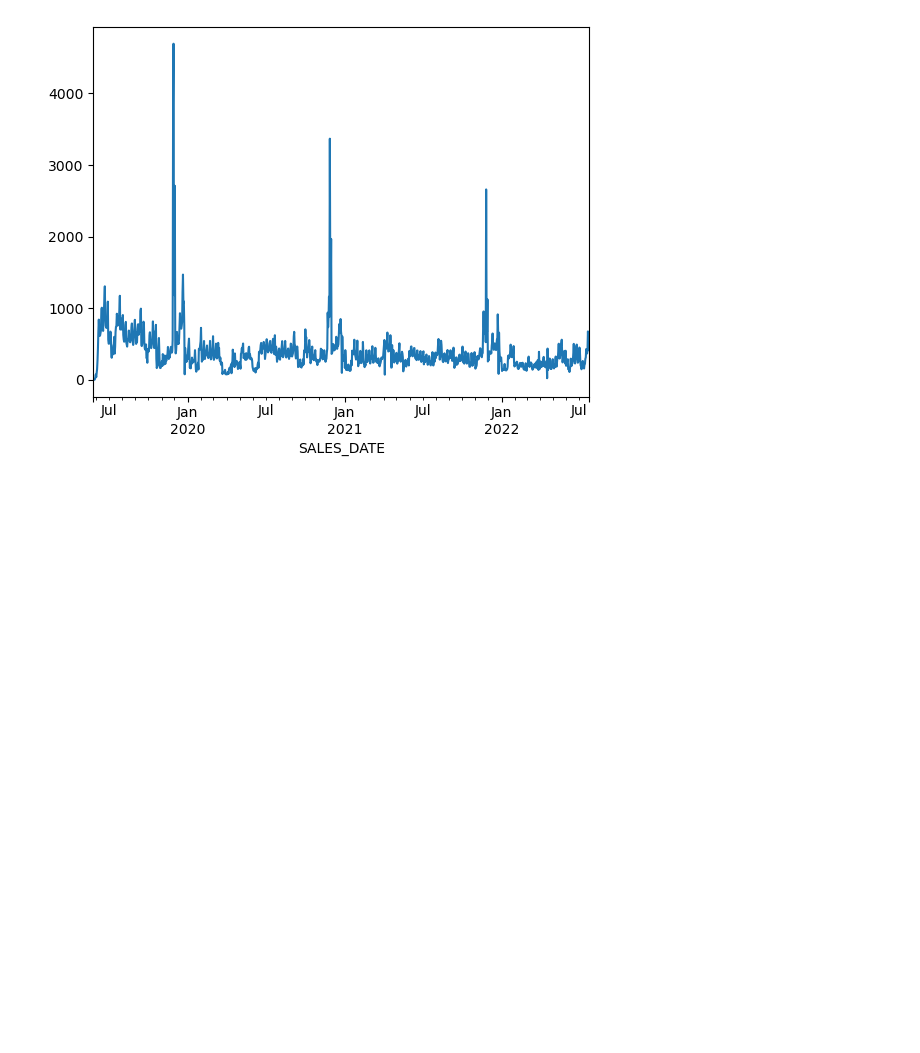
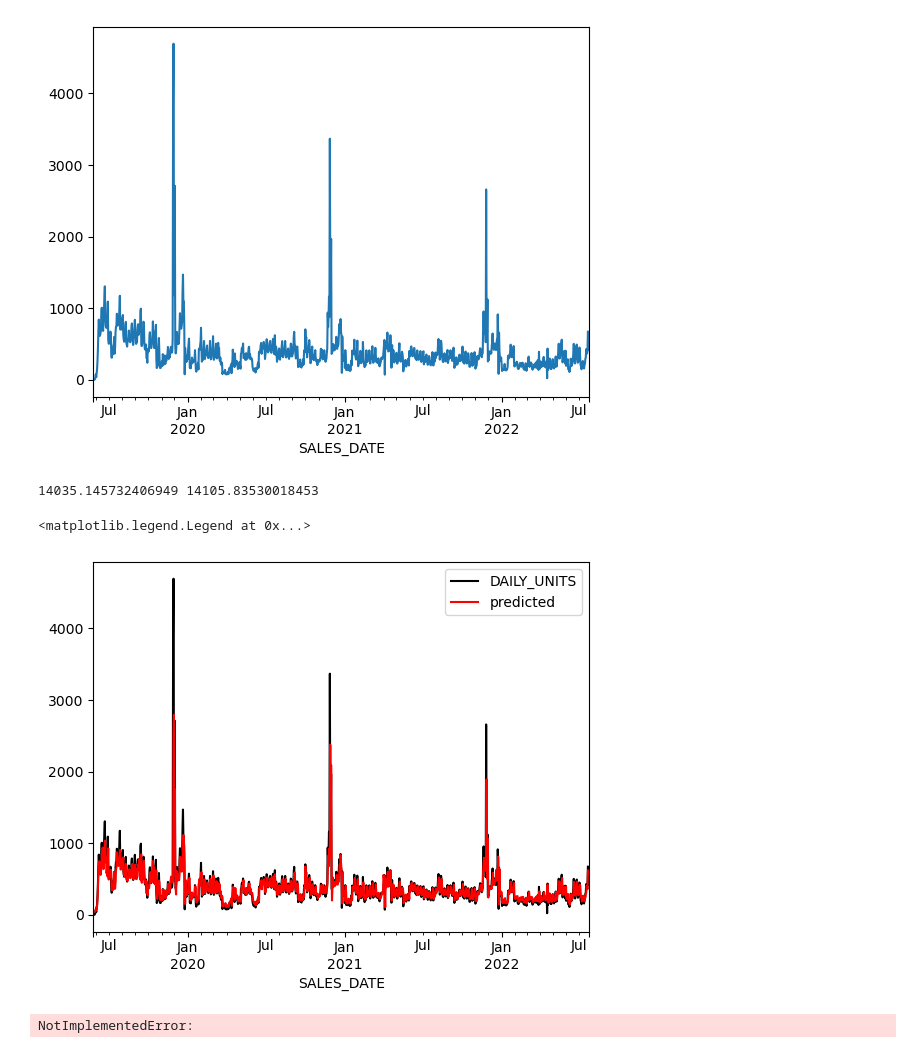
Before and after one commit to ashish1610dhiman/msa_project_week, a Jupyter notebook: notebooks/ashish/d.hmm_0.ipynb, the cells around one changed output. Cells and saved outputs as stored; diff of their text form; code cells hidden in the pictures; blank space fills up the shorter version.

```diff
--- a/notebooks/ashish/d.hmm_0.ipynb
+++ b/notebooks/ashish/d.hmm_0.ipynb
@@ -45,3 +45,17 @@ train_sales_sku.plot()
 # %% [output]
 <AxesSubplot: xlabel='SALES_DATE'>
 [figure]
+# %%
+# Fit the model
+# (a switching mean is the default of the MarkovRegession model)
+model0 = sm.tsa.MarkovAutoregression(train_sales_sku, order = 4,\
+                                     k_regimes=2, switching_variance = True, switching_exog = True)
+res_model0 = model0.fit()
+print(res_model0.aic,res_model0.bic)
+ax1 = train_sales_sku.plot(color="black")
+res_model0.predict().plot(ax= ax1, color = "r", label = "predicted")
+plt.legend()
+# %% [output]
+14035.145732406949 14105.83530018453
+<matplotlib.legend.Legend at 0x...>
+[figure, added]
@@ -47,0 +67,4 @@ train_sales_sku.plot()
+# %%
+res_stlf.forecast(12)
+# %% [output]
+NotImplementedError:
```
Also changed, not shown: parts of 22 cells of this notebook, 4 other files.
